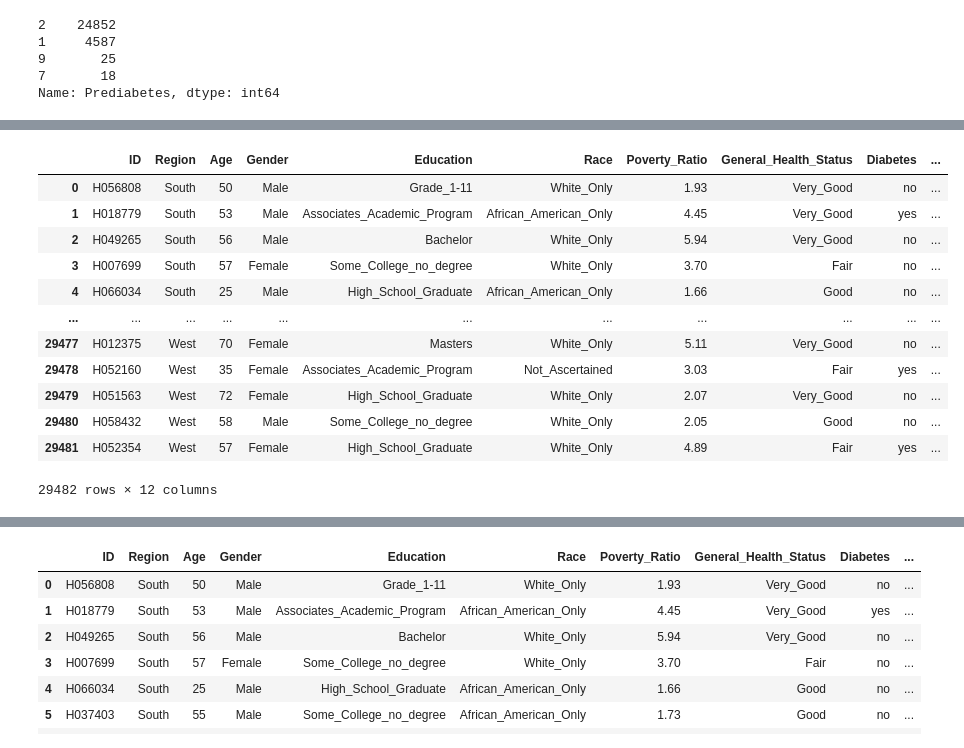
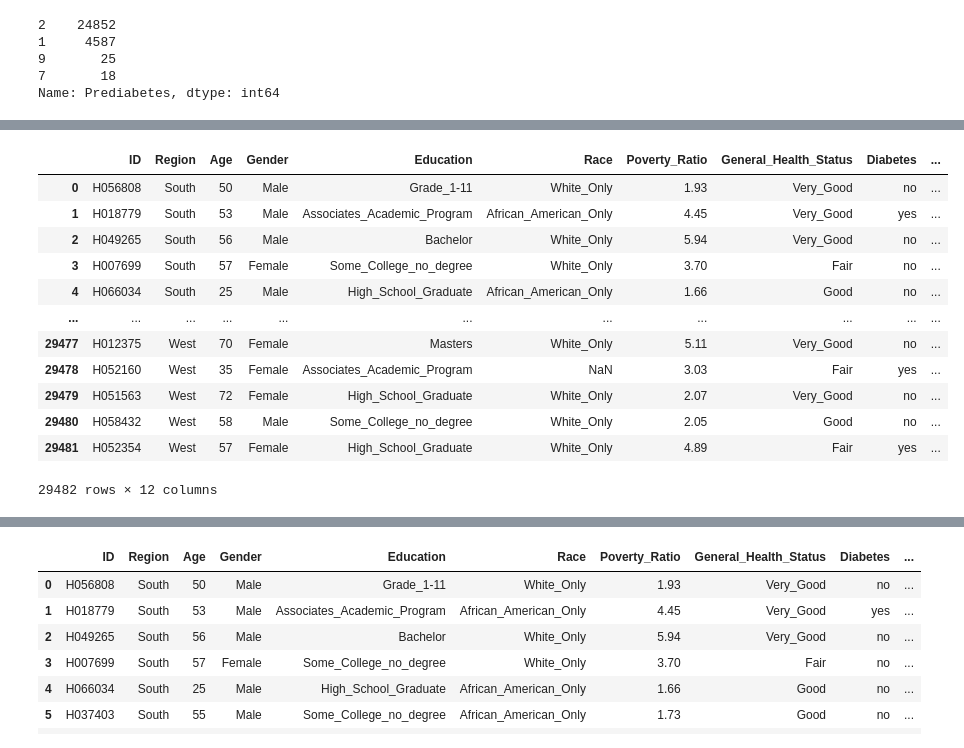
Before and after one commit to amyylin1/Drops_of_Jupyter, a Jupyter notebook: LoadDBS.ipynb, the cells around one changed output, grey strips where cells are left out. Saved outputs shown, nothing was run; the diff lists cells and outputs as text; code cells hidden in the pictures.

```diff
--- a/LoadDBS.ipynb
+++ b/LoadDBS.ipynb
@@ -433,21 +535,21 @@ Name: Prediabetes, dtype: int64
 # %%
 #Replace Prediabetes Code with String
 prediabetes = dem_diabetes_df['Prediabetes']
 prediabetes = prediabetes.replace(
-    [1,2,7,8,9],
-    ['yes','no','Refused','Not_Ascertained','Dont_Know'],
+    [1,2],
+    ['yes','no'],
     inplace=True)
 dem_diabetes_df
 # %% [output]
 |  | ID | Region | Age | Gender | Education | Race | Poverty_Ratio | General_Health_Status | Diabetes | ... |
 | 0 | H056808 | South | 50 | Male | Grade_1-11 | White_Only | 1.93 | Very_Good | no | ... |
 | 1 | H018779 | South | 53 | Male | Associates_Academic_Program | African_American_Only | 4.45 | Very_Good | yes | ... |
 | 2 | H049265 | South | 56 | Male | Bachelor | White_Only | 5.94 | Very_Good | no | ... |
 | 3 | H007699 | South | 57 | Female | Some_College_no_degree | White_Only | 3.70 | Fair | no | ... |
 | 4 | H066034 | South | 25 | Male | High_School_Graduate | African_American_Only | 1.66 | Good | no | ... |
 | ... | ... | ... | ... | ... | ... | ... | ... | ... | ... | ... |
 | 29477 | H012375 | West | 70 | Female | Masters | White_Only | 5.11 | Very_Good | no | ... |
-| 29478 | H052160 | West | 35 | Female | Associates_Academic_Program | Not_Ascertained | 3.03 | Fair | yes | ... |
+| 29478 | H052160 | West | 35 | Female | Associates_Academic_Program | NaN | 3.03 | Fair | yes | ... |
 | 29479 | H051563 | West | 72 | Female | High_School_Graduate | White_Only | 2.07 | Very_Good | no | ... |
 | 29480 | H058432 | West | 58 | Male | Some_College_no_degree | White_Only | 2.05 | Good | no | ... |
 | 29481 | H052354 | West | 57 | Female | High_School_Graduate | White_Only | 4.89 | Fair | yes | ... |
```
Also changed, not shown: parts of 24 cells of this notebook, 1 other file.
